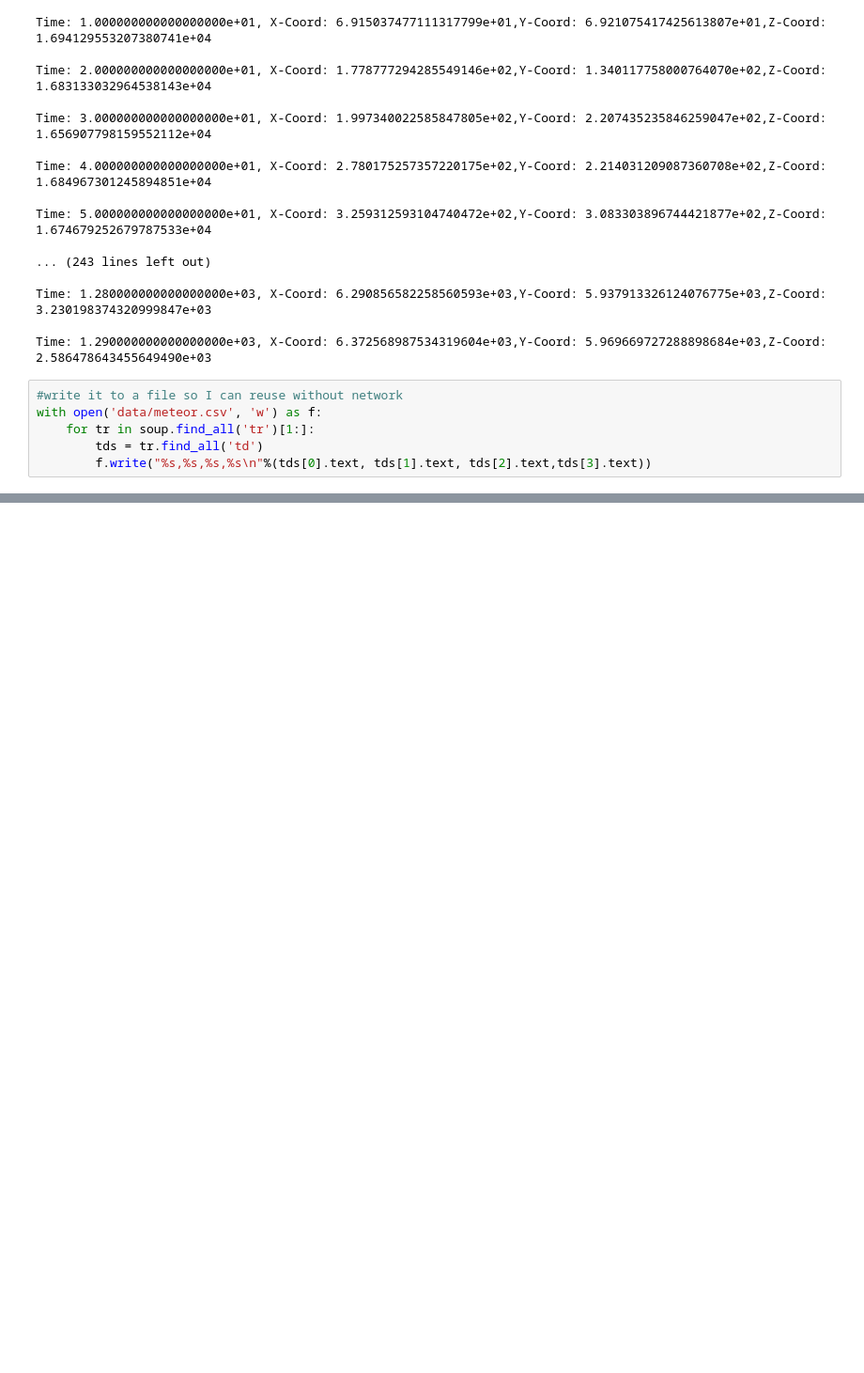
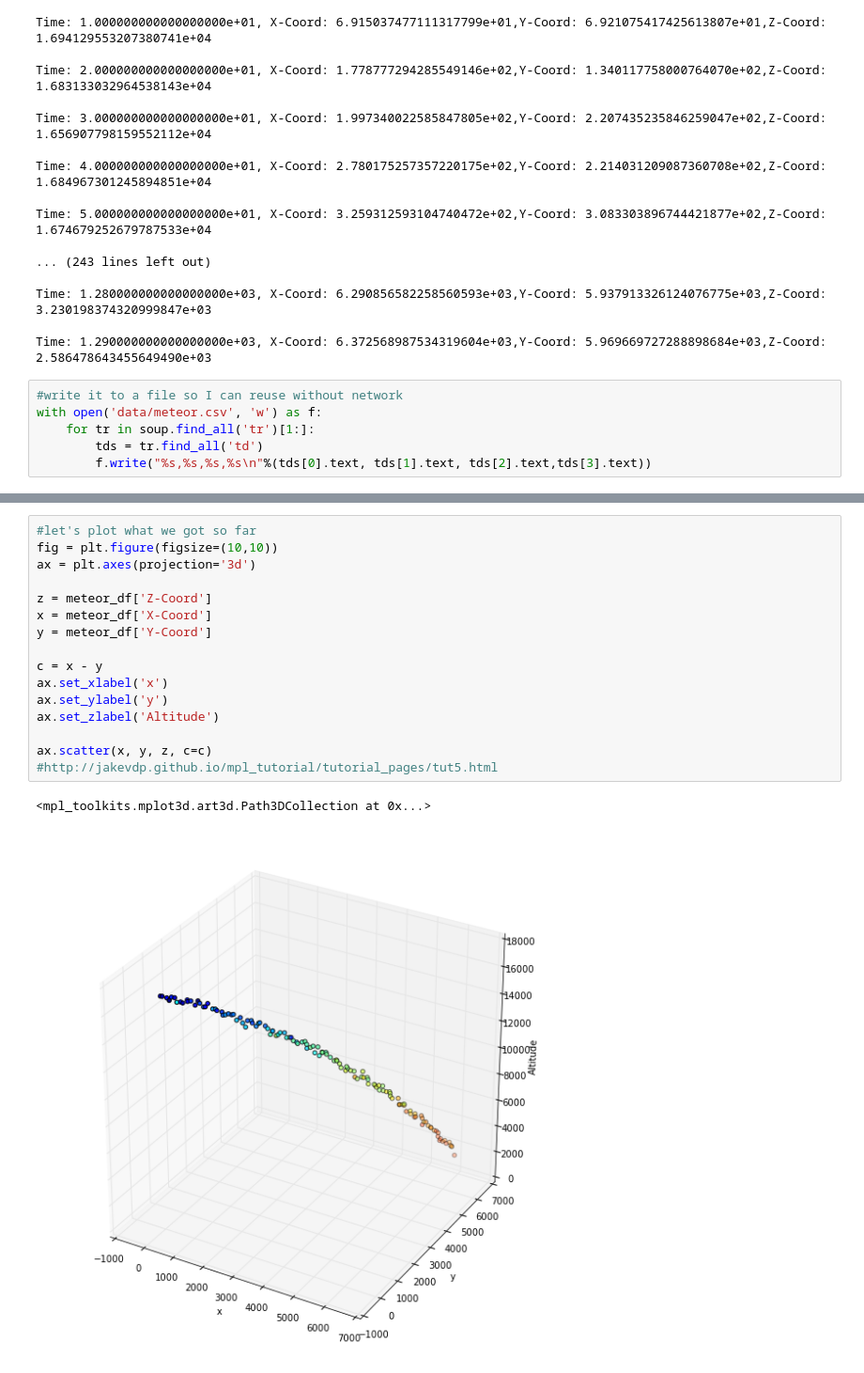
Before and after one commit to hecerinc/cs109a, a Jupyter notebook: midterm/keery_sean_cs109a_midterm.ipynb, the cells around one changed output, grey strips where cells are left out. Shown at 94% size. Cells and saved outputs as stored; diff of their text form; blank space fills up the shorter version.

Commit message:
midterm plots

```diff
--- a/midterm/keery_sean_cs109a_midterm.ipynb
+++ b/midterm/keery_sean_cs109a_midterm.ipynb
@@ -62,0 +81,19 @@ meteor_df.head()
+# %%
+#let's plot what we got so far
+fig = plt.figure(figsize=(10,10))
+ax = plt.axes(projection='3d')
+
+z = meteor_df['Z-Coord']
+x = meteor_df['X-Coord']
+y = meteor_df['Y-Coord']
+
+c = x - y
+ax.set_xlabel('x')
+ax.set_ylabel('y')
+ax.set_zlabel('Altitude')
+
+ax.scatter(x, y, z, c=c)
+#http://jakevdp.github.io/mpl_tutorial/tutorial_pages/tut5.html
+# %% [output]
+<mpl_toolkits.mplot3d.art3d.Path3DCollection at 0x...>
+[figure, added]
```
Also changed, not shown: parts of 5 cells of this notebook.
